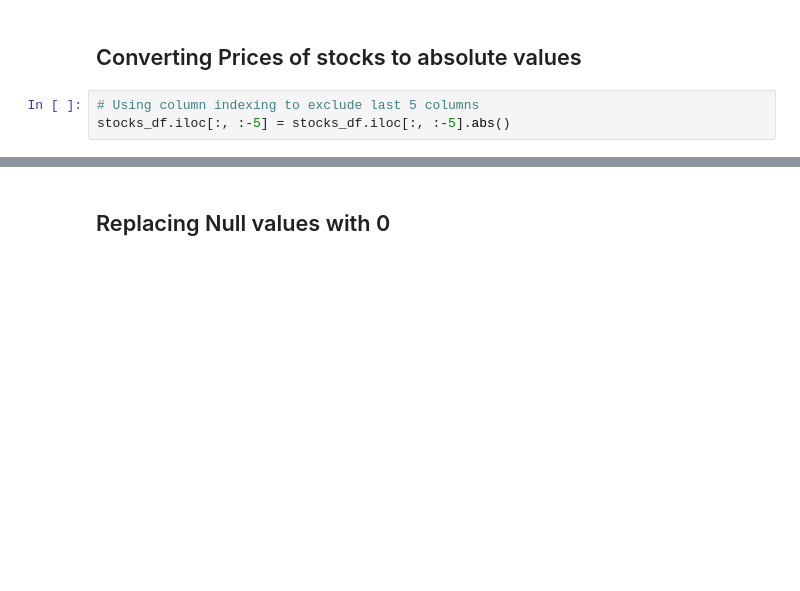
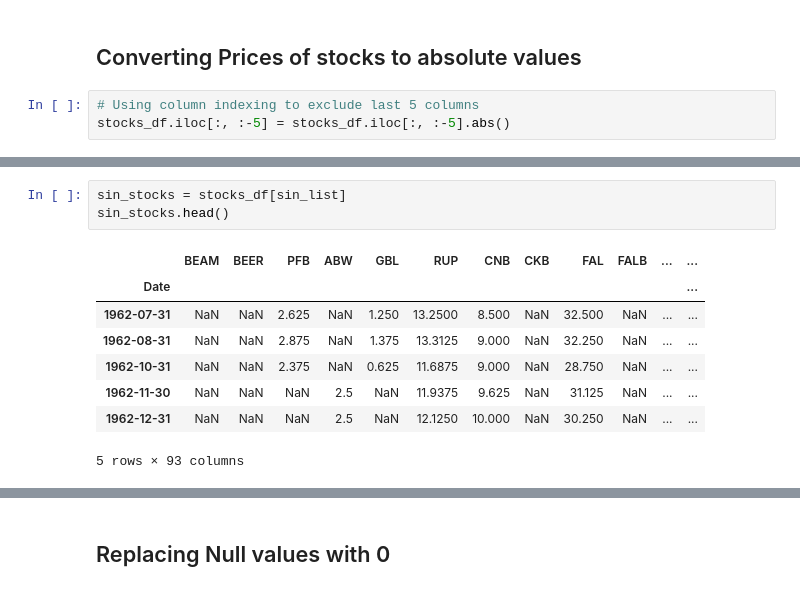
Before and after one commit to statistactics/sin-stocks, a Jupyter notebook: PORTFOLIO_CONSTRUCTION.ipynb, the cells around one changed output, grey strips where cells are left out. Cells and saved outputs as stored; diff of their text form; blank space fills up the shorter version.

```diff
--- a/PORTFOLIO_CONSTRUCTION.ipynb
+++ b/PORTFOLIO_CONSTRUCTION.ipynb
@@ -25,0 +80,12 @@ stocks_df.iloc[:, :-5] = stocks_df.iloc[:, :-5].abs()
+# %%
+sin_stocks = stocks_df[sin_list]
+sin_stocks.head()
+# %% [output]
+|  | BEAM | BEER | PFB | ABW | GBL | RUP | CNB | CKB | FAL | FALB | ... | ... |
+| Date |  |  |  |  |  |  |  |  |  |  |  | ... |
+| 1962-07-31 | NaN | NaN | 2.625 | NaN | 1.250 | 13.2500 | 8.500 | NaN | 32.500 | NaN | ... | ... |
+| 1962-08-31 | NaN | NaN | 2.875 | NaN | 1.375 | 13.3125 | 9.000 | NaN | 32.250 | NaN | ... | ... |
+| 1962-10-31 | NaN | NaN | 2.375 | NaN | 0.625 | 11.6875 | 9.000 | NaN | 28.750 | NaN | ... | ... |
+| 1962-11-30 | NaN | NaN | NaN | 2.5 | NaN | 11.9375 | 9.625 | NaN | 31.125 | NaN | ... | ... |
+| 1962-12-31 | NaN | NaN | NaN | 2.5 | NaN | 12.1250 | 10.000 | NaN | 30.250 | NaN | ... | ... |
+5 rows × 93 columns
```
Also changed, not shown: parts of 17 cells of this notebook.
